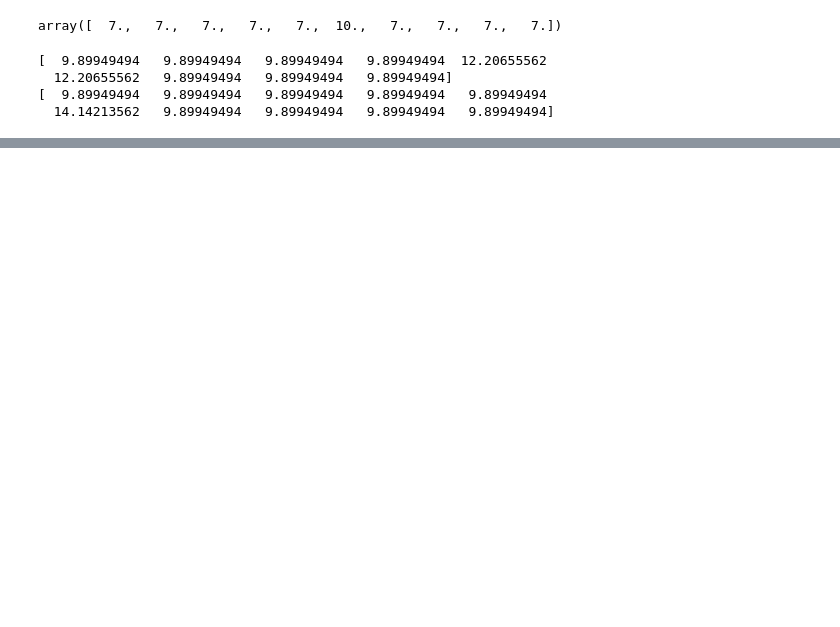
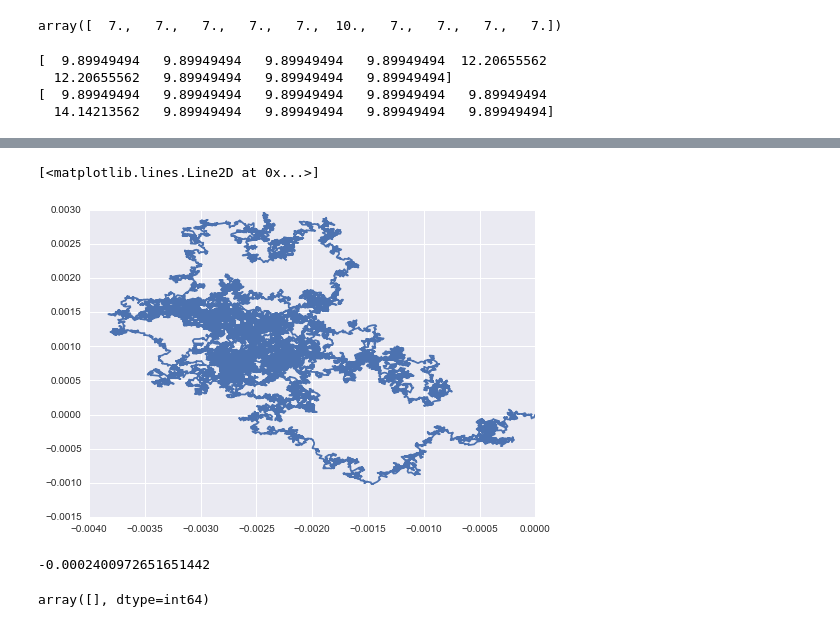
Before and after one commit to alanxzhou/Bayesian-Particle-Tracking, a Jupyter notebook: Allow 2D Diffusion.ipynb, the cells around one changed output, grey strips where cells are left out. Saved outputs shown, nothing was run; the diff lists cells and outputs as text; code cells hidden in the pictures; blank space fills up the shorter version.

```diff
--- a/Allow 2D Diffusion.ipynb
+++ b/Allow 2D Diffusion.ipynb
@@ -81,0 +71,49 @@ The slowest run took 15.50 times longer than the fastest. This could mean that a
+# %%
+twod1 = diffusion(generator(10000, 1e-8, 1e-10, (0,0,1), parameter = "D", ndim = 2))
+twod2 = diffusion(generator(10000, 1e-8, 1e-10, (1,1,1), parameter = "D", ndim = 2))
+twod3 = diffusion(generator(10000, 1e-8, 1e-10, (-1,2,3), parameter = "D", ndim = 2))
+# %%
+twod_array = np.array([twod1.data, twod2.data, twod3.data])
+trajectory_x = []
+trajectory_y = []
+sigma = []
+length = len(twod1.data)
+maxcount = 3
+lastx, lasty = 0, 0
+
+for i in range (0,maxcount):
+    #print("first element before change: %.3e" %twod_array[i,0,0])
+    length_array = len(twod_array[i])-1
+    #firstx
+    twod_array[i,:,0] = (twod_array[i,:,0] - twod_array[i,0,0] + lastx)
+    #print("twod - first element: %.3e" %(twod_array[i,:,0]-twod_array[i,0,0])[0])
+    #print("twod - last elementt: %.3e" %(twod_array[i,:,0]-twod_array[i,0,0])[length-1])
+    #print("twod - first element: with lastx %.3e"%(twod_array[i,:,0] - twod_array[i,0,0] + lastx)[0])
+    #print("twod - last element: with lastx %.3e"%(twod_array[i,:,0] - twod_array[i,0,0] + lastx)[length-1])
+    #firsty
+    twod_array[i,:,1] = (twod_array[i,:,1] - twod_array[i,0,1] + lasty)
+    #lastx, lasty
+    lastx, lasty = twod_array[i,length-1,0], twod_array[i,length-1,1]
+    trajectory_x += list(twod_array[i,:,0])
+    trajectory_y += list(twod_array[i,:,1])
+    #print("last element: %.4e" %lastx)
+    sigma += list(twod_array[i,:,2])
+
+trajectory_x = np.array(trajectory_x)
+trajectory_y = np.array(trajectory_y)
+positions = np.array((trajectory_x, trajectory_y, sigma)).T
+plt.plot(positions[:,0], positions[:,1])
+# %% [output]
+[<matplotlib.lines.Line2D at 0x...>]
+[figure, added]
+# %%
+trajectory_x[99]
+# %% [output]
+-0.0002400972651651442
+# %%
+x_difference = (np.diff(trajectory_x))
+index = x_difference[abs(x_difference) > .0001]
+counter = np.arange(0,len(x_difference))
+counter[abs(x_difference) > .0001]
+# %% [output]
+array([], dtype=int64)
```
Also changed, not shown: parts of 12 cells of this notebook, 5 other files.
